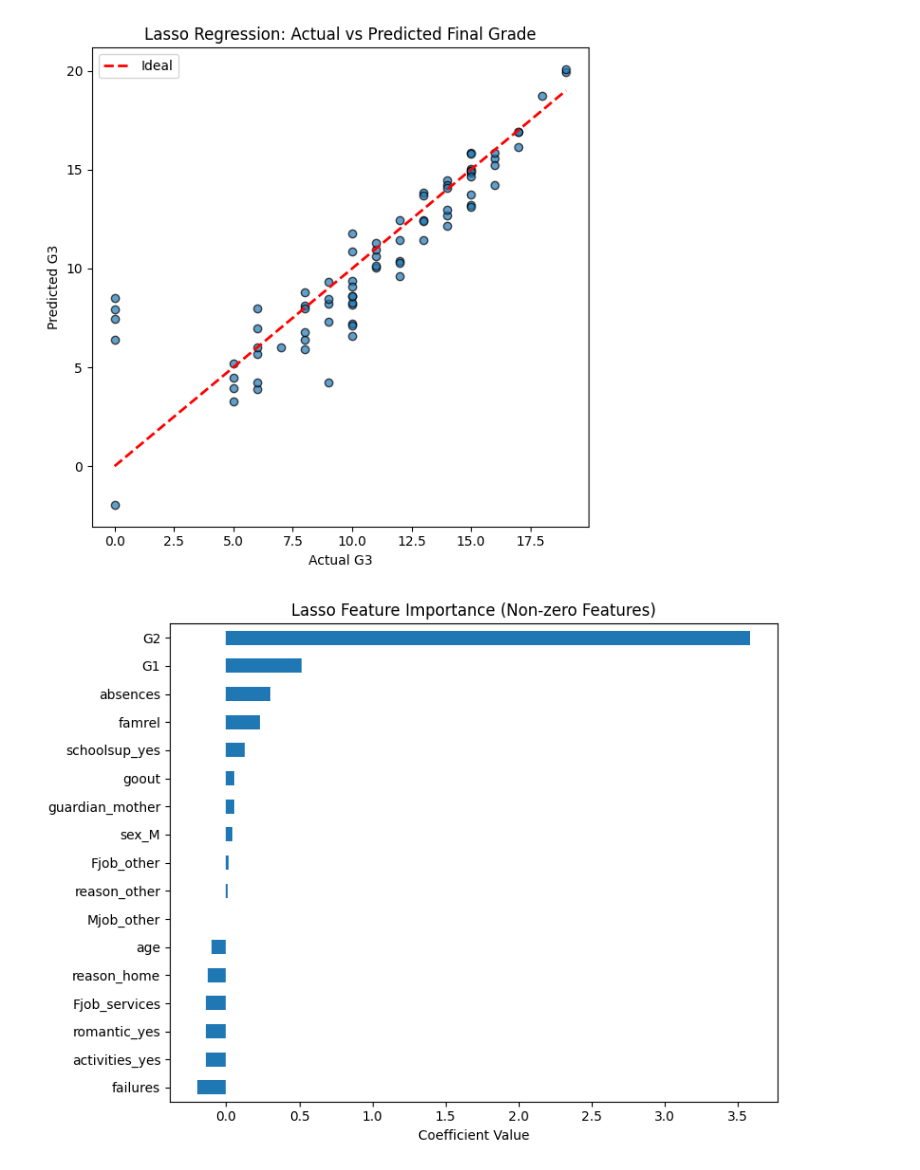
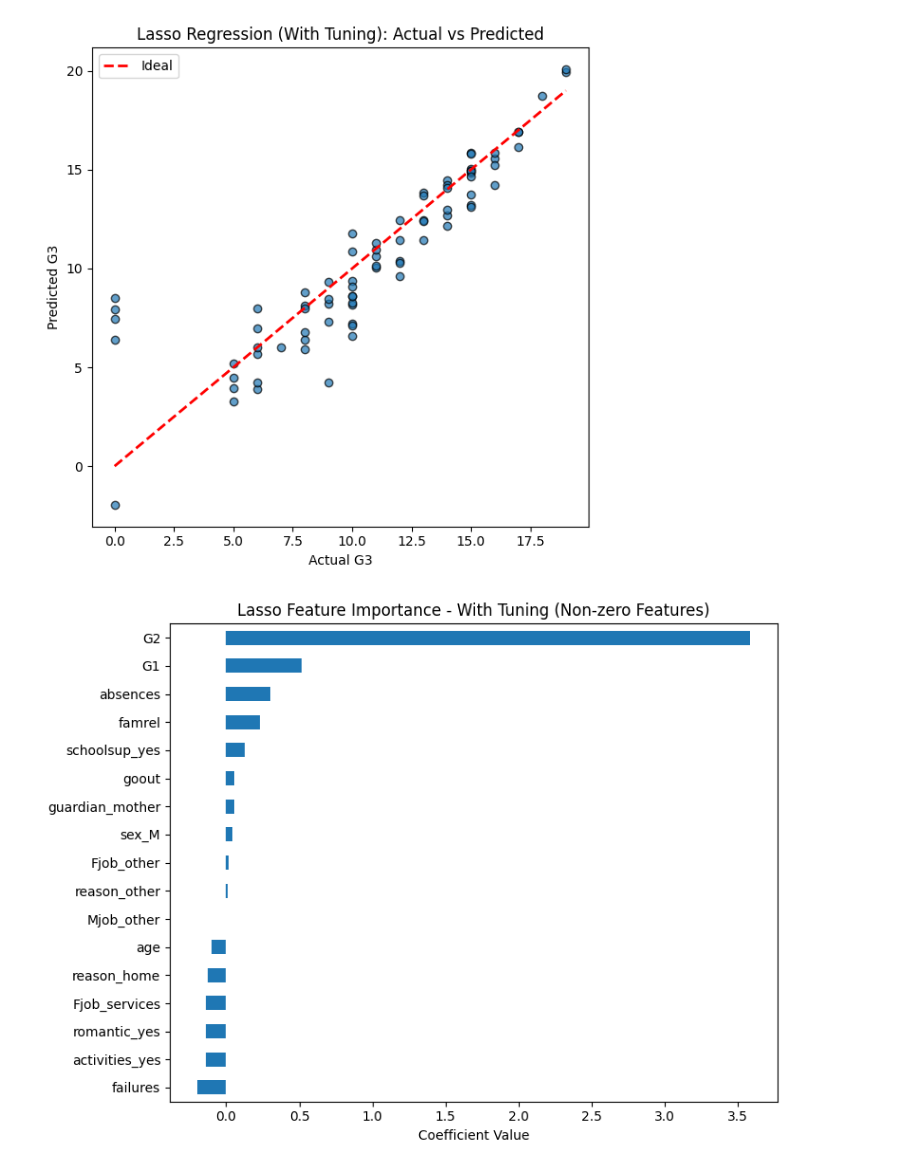
Before and after one commit to ShreyPendurkar/MLDL-Experiments, a Jupyter notebook: Experiment 2/MLDL_2.ipynb, the cells around one changed output. Saved outputs shown, nothing was run; the diff lists cells and outputs as text; code cells hidden in the pictures.

```diff
--- a/Experiment 2/MLDL_2.ipynb
+++ b/Experiment 2/MLDL_2.ipynb
@@ -62,7 +79,6 @@ R²:   0.7241
 import numpy as np
 import pandas as pd
 import matplotlib.pyplot as plt
-
 from sklearn.model_selection import train_test_split
 from sklearn.preprocessing import StandardScaler
 from sklearn.linear_model import LassoCV
@@ -70,21 +86,17 @@ from sklearn.metrics import mean_squared_error, r2_score
 
 # 1. Data Collection
 df = pd.read_csv('student-mat.csv')
-
 target_col = 'G3'
 
 # 2. Data Preprocessing
 categorical_cols = df.select_dtypes(include=['object']).columns.tolist()
 categorical_cols = [c for c in categorical_cols if c != target_col]
-
 df_encoded = pd.get_dummies(df, columns=categorical_cols, drop_first=True)
-
 X = df_encoded.drop(columns=[target_col])
 y = df_encoded[target_col]
-
 feature_names = X.columns
 
-# 3. Train–Test Split
+# 3. Train-Test Split
 X_train, X_test, y_train, y_test = train_test_split(
     X, y, test_size=0.2, random_state=42
 )
@@ -94,49 +106,44 @@ scaler = StandardScaler()
 X_train_scaled = scaler.fit_transform(X_train)
 X_test_scaled = scaler.transform(X_test)
 
-# 5. Lasso with Cross‑Validation
+# 5. Lasso with Cross-Validation (Hyperparameter Tuning)
 alphas = np.logspace(-4, 1, 50)
-
 lasso_cv = LassoCV(alphas=alphas, cv=5, random_state=42, max_iter=10000)
 lasso_cv.fit(X_train_scaled, y_train)
 
-print("\nBest alpha (Lasso):", lasso_cv.alpha_)
+print(f"\nBest alpha (Lasso): {lasso_cv.alpha_:.6f}")
 
 # 6. Prediction & Evaluation
 y_pred = lasso_cv.predict(X_test_scaled)
-
 rmse = np.sqrt(mean_squared_error(y_test, y_pred))
 r2 = r2_score(y_test, y_pred)
+non_zero = np.sum(lasso_cv.coef_ != 0)
 
-print("\n--- Lasso Regression Results ---")
+print("\n--- Lasso Regression Results (With Tuning) ---")
 print(f"RMSE: {rmse:.4f}")
 print(f"R²:   {r2:.4f}")
-
-non_zero = np.sum(lasso_cv.coef_ != 0)
 print(f"Non-zero coefficients: {non_zero} / {len(lasso_cv.coef_)}")
 
-# 7. Visualization 1: Actual vs Predicted Final Grade
+# 7. Visualization 1: Actual vs Predicted
 plt.figure(figsize=(6, 6))
 plt.scatter(y_test, y_pred, alpha=0.7, edgecolor='k')
 plt.plot([y_test.min(), y_test.max()],
          [y_test.min(), y_test.max()],
          'r--', linewidth=2, label='Ideal')
-
 plt.xlabel('Actual G3')
 plt.ylabel('Predicted G3')
-plt.title('Lasso Regression: Actual vs Predicted Final Grade')
+plt.title('Lasso Regression (With Tuning): Actual vs Predicted')
 plt.legend()
 plt.tight_layout()
 plt.show()
 
-# 8. Visualization 2: Lasso Feature Importance (Non‑zero Coefficients)
+# 8. Visualization 2: Non-zero Feature Coefficients
 coef_series = pd.Series(lasso_cv.coef_, index=feature_names)
 coef_nonzero = coef_series[coef_series != 0].sort_values()
-
 plt.figure(figsize=(8, 6))
 coef_nonzero.plot(kind='barh')
 plt.xlabel('Coefficient Value')
-plt.title('Lasso Feature Importance (Non‑zero Features)')
+plt.title('Lasso Feature Importance - With Tuning (Non-zero Features)')
 plt.tight_layout()
 plt.show()
 # %% [output]
@@ -146,5 +153,5 @@ Best alpha (Lasso): 0.09102981779915217
 RMSE: 2.1732
 R²:   0.7697
 Non-zero coefficients: 17 / 41
-[figure, old version]
+[figure, new version]
-[figure, old version]
+[figure, new version]
```
Also changed, not shown: parts of 4 cells of this notebook, 1 other file.
